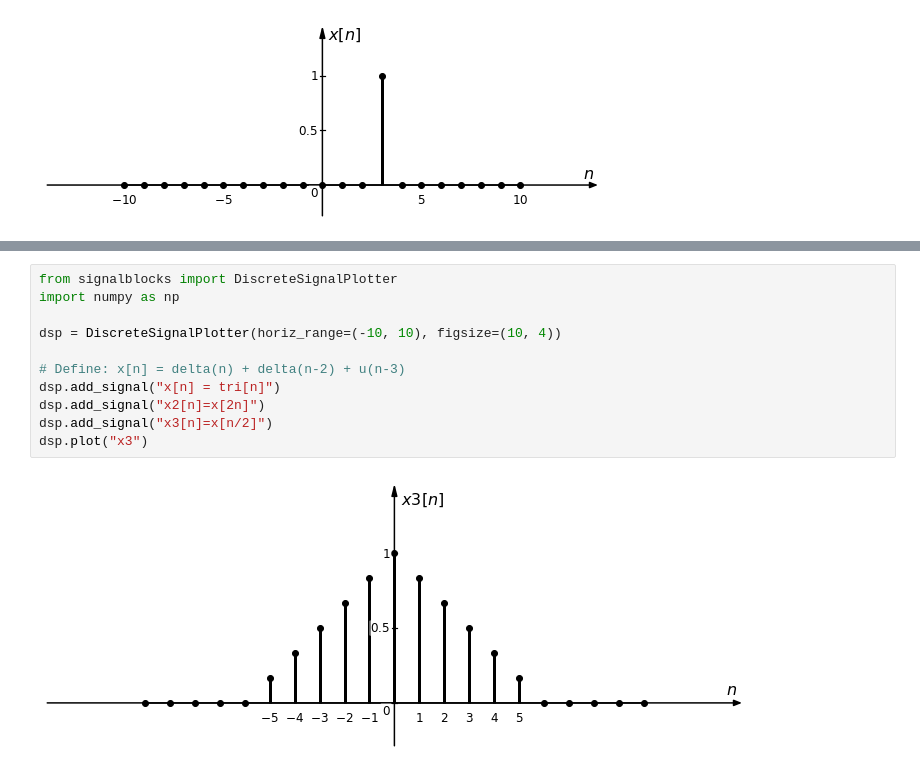
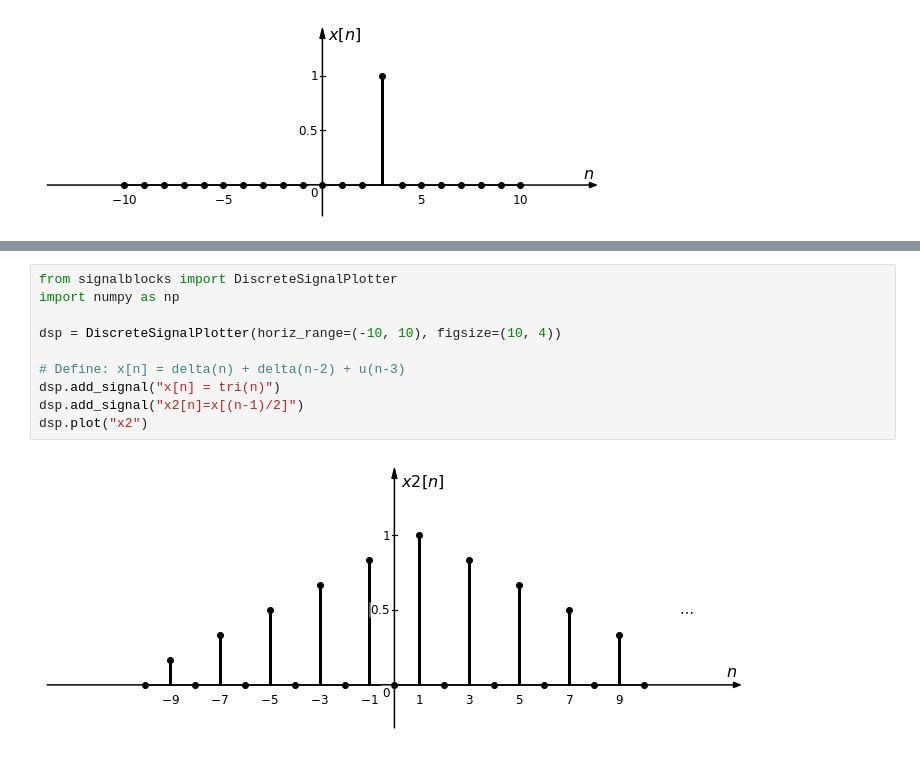
Before and after one commit to miguelmartfern/BlockDiagrams, a Jupyter notebook: docs/notebooks/discrete_signal_examples.ipynb, the cells around one changed output, grey strips where cells are left out. Drawn from its saved outputs; the diff is of its cells as text.

Commit message:
Changes: * DiscreteSignalPlotter: upsampling feature added i.e. x[n/2], tri[(n-2)/3], ...

```diff
--- a/docs/notebooks/discrete_signal_examples.ipynb
+++ b/docs/notebooks/discrete_signal_examples.ipynb
@@ -144,13 +132,12 @@ plotting
 # %%
 from signalblocks import DiscreteSignalPlotter
 import numpy as np
 
 dsp = DiscreteSignalPlotter(horiz_range=(-10, 10), figsize=(10, 4))
 
 # Define: x[n] = delta(n) + delta(n-2) + u(n-3)
-dsp.add_signal("x[n] = tri[n]")
-dsp.add_signal("x2[n]=x[2n]")
-dsp.add_signal("x3[n]=x[n/2]")
-dsp.plot("x3")
+dsp.add_signal("x[n] = tri(n)")
+dsp.add_signal("x2[n]=x[(n-1)/2]")
+dsp.plot("x2")
 # %% [output]
-[figure, old version]
+[figure, new version]
```
Also changed, not shown: parts of 2 cells of this notebook, 1 other file.
